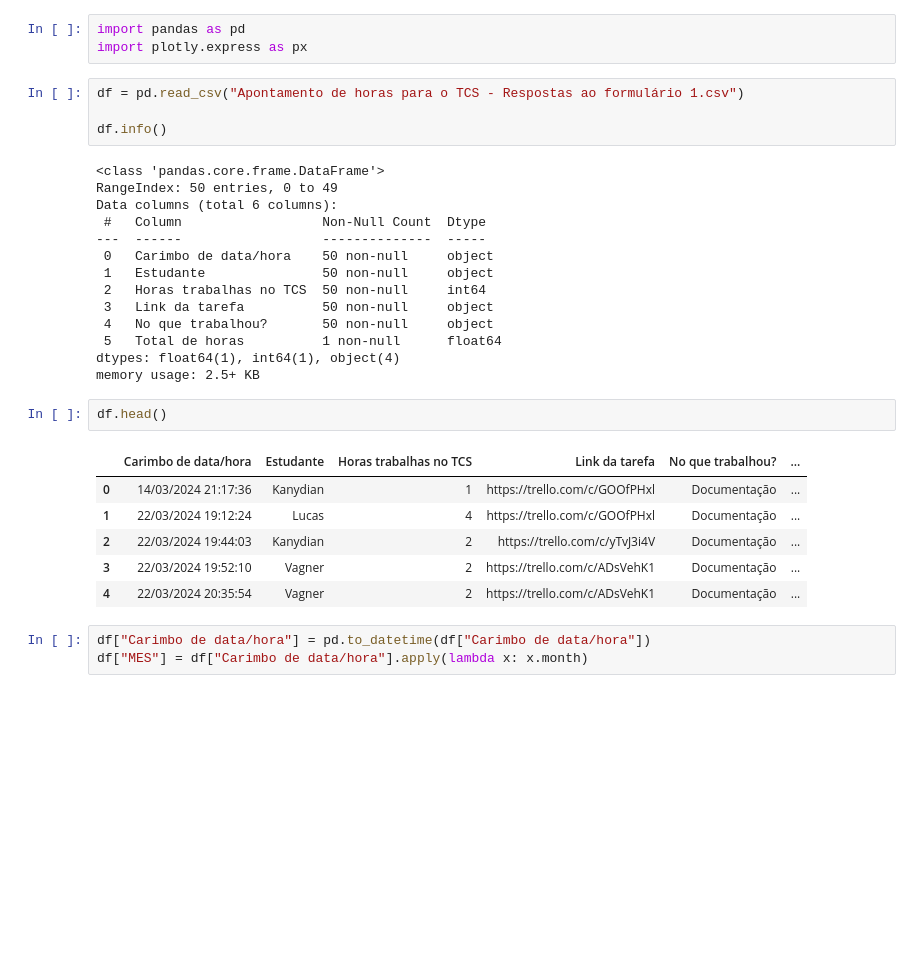
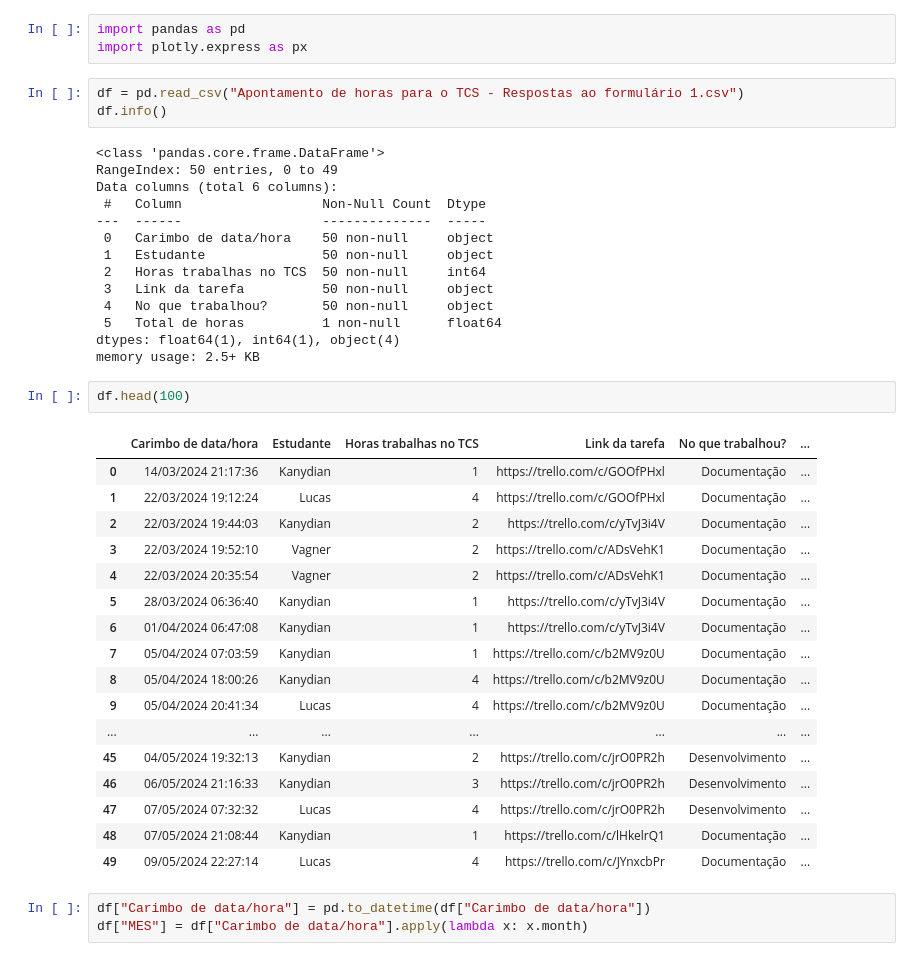
Before and after one commit to kanyesteves/analisesHorasTCS, a Jupyter notebook: notebook.ipynb, the cells around one changed output. Saved outputs shown, nothing was run; the diff lists cells and outputs as text; blank space fills up the shorter version.

```diff
--- a/notebook.ipynb
+++ b/notebook.ipynb
@@ -3,7 +3,6 @@ import pandas as pd
 import plotly.express as px
 # %%
 df = pd.read_csv("Apontamento de horas para o TCS - Respostas ao formulário 1.csv")
-
 df.info()
 # %% [output]
 <class 'pandas.core.frame.DataFrame'>
@@ -20,14 +19,25 @@ Data columns (total 6 columns):
 dtypes: float64(1), int64(1), object(4)
 memory usage: 2.5+ KB
 # %%
-df.head()
+df.head(100)
 # %% [output]
 |  | Carimbo de data/hora | Estudante | Horas trabalhas no TCS | Link da tarefa | No que trabalhou? | ... |
 | 0 | 14/03/2024 21:17:36 | Kanydian | 1 | https://trello.com/c/GOOfPHxl | Documentação | ... |
 | 1 | 22/03/2024 19:12:24 | Lucas | 4 | https://trello.com/c/GOOfPHxl | Documentação | ... |
 | 2 | 22/03/2024 19:44:03 | Kanydian | 2 | https://trello.com/c/yTvJ3i4V | Documentação | ... |
 | 3 | 22/03/2024 19:52:10 | Vagner | 2 | https://trello.com/c/ADsVehK1 | Documentação | ... |
 | 4 | 22/03/2024 20:35:54 | Vagner | 2 | https://trello.com/c/ADsVehK1 | Documentação | ... |
+| 5 | 28/03/2024 06:36:40 | Kanydian | 1 | https://trello.com/c/yTvJ3i4V | Documentação | ... |
+| 6 | 01/04/2024 06:47:08 | Kanydian | 1 | https://trello.com/c/yTvJ3i4V | Documentação | ... |
+| 7 | 05/04/2024 07:03:59 | Kanydian | 1 | https://trello.com/c/b2MV9z0U | Documentação | ... |
+| 8 | 05/04/2024 18:00:26 | Kanydian | 4 | https://trello.com/c/b2MV9z0U | Documentação | ... |
+| 9 | 05/04/2024 20:41:34 | Lucas | 4 | https://trello.com/c/b2MV9z0U | Documentação | ... |
+| ... | ... | ... | ... | ... | ... | ... |
+| 45 | 04/05/2024 19:32:13 | Kanydian | 2 | https://trello.com/c/jrO0PR2h | Desenvolvimento | ... |
+| 46 | 06/05/2024 21:16:33 | Kanydian | 3 | https://trello.com/c/jrO0PR2h | Desenvolvimento | ... |
+| 47 | 07/05/2024 07:32:32 | Lucas | 4 | https://trello.com/c/jrO0PR2h | Desenvolvimento | ... |
+| 48 | 07/05/2024 21:08:44 | Kanydian | 1 | https://trello.com/c/lHkelrQ1 | Documentação | ... |
+| 49 | 09/05/2024 22:27:14 | Lucas | 4 | https://trello.com/c/JYnxcbPr | Documentação | ... |
 # %%
 df["Carimbo de data/hora"] = pd.to_datetime(df["Carimbo de data/hora"])
 df["MES"] = df["Carimbo de data/hora"].apply(lambda x: x.month)
```
Also changed, not shown: parts of 3 cells of this notebook.
